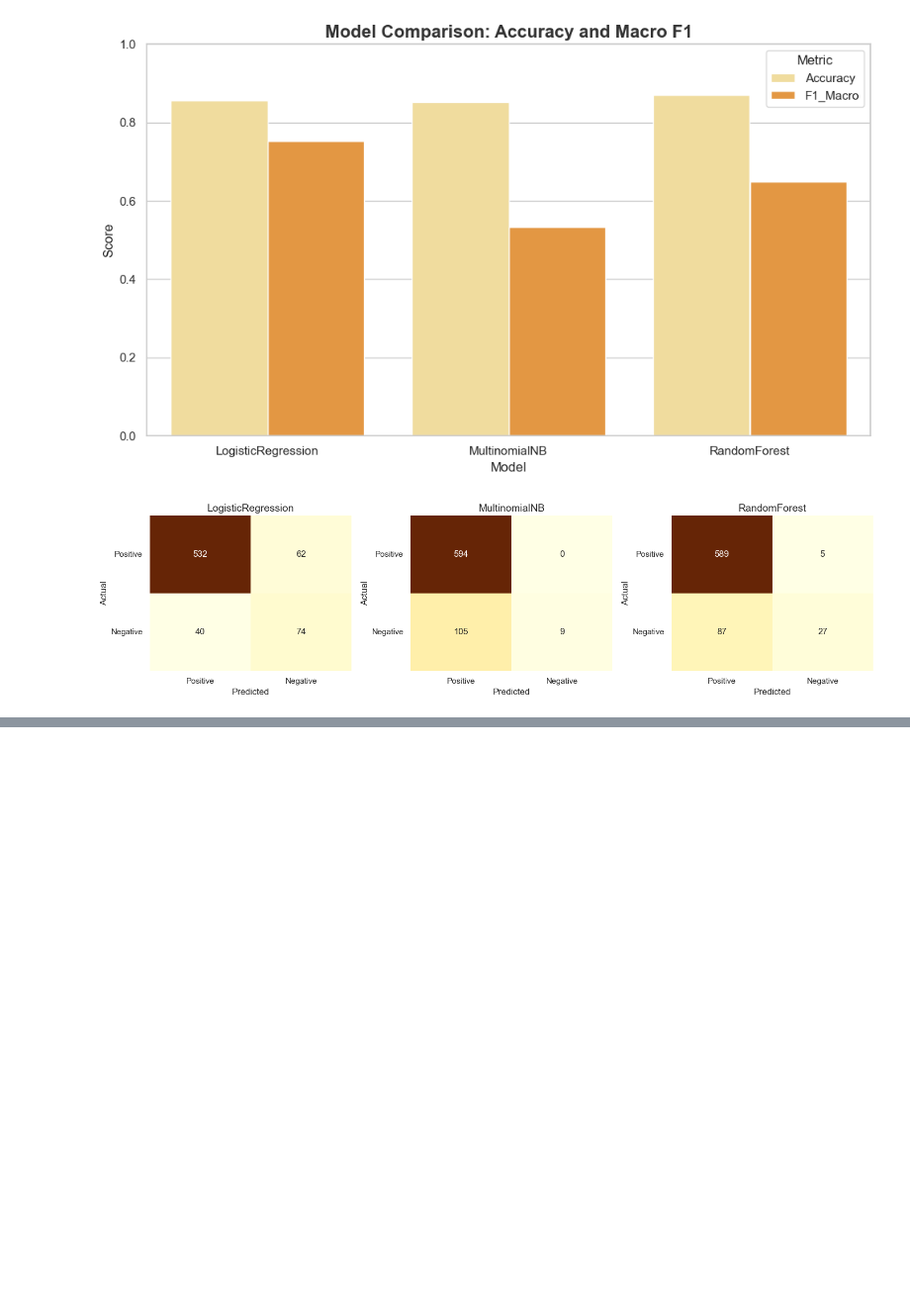
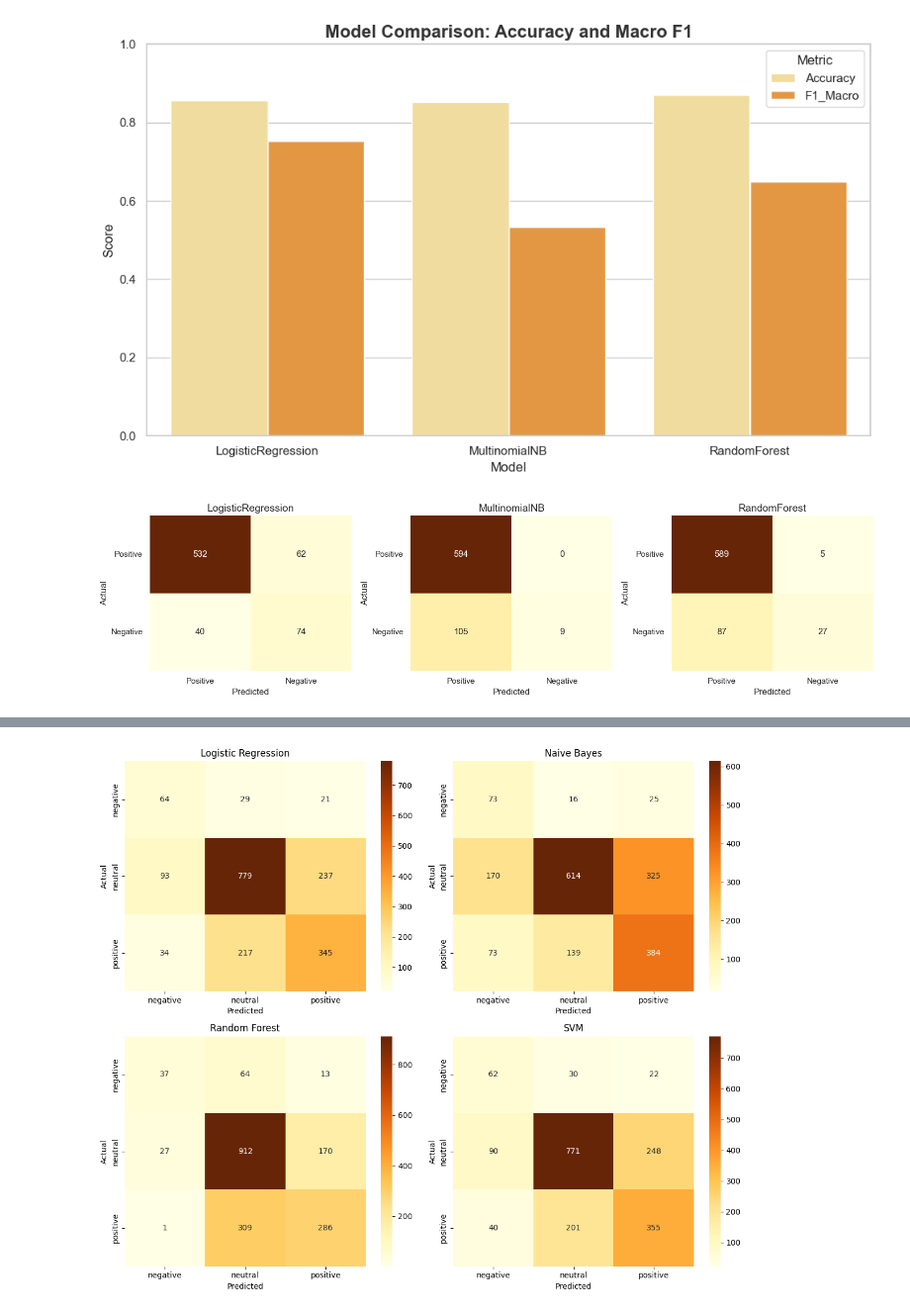
Before and after one commit to PrimeTonyCode/phase_4_project, a Jupyter notebook: Tweet_Sentiment_NLP.ipynb, the cells around one changed output, grey strips where cells are left out. Shown at 99% size. Saved outputs shown, nothing was run; the diff lists cells and outputs as text; code cells hidden in the pictures; blank space fills up the shorter version.

```diff
--- a/Tweet_Sentiment_NLP.ipynb
+++ b/Tweet_Sentiment_NLP.ipynb
@@ -545,0 +611,18 @@ plt.show()
+# %%
+# TF-IDF vectorization
+from sklearn.feature_extraction.text import TfidfVectorizer
+
+tfidf_multi = TfidfVectorizer(max_features=5000, ngram_range=(1,2))
+X_train_multi_tfidf = tfidf.fit_transform(X_train_multi)
+X_test_multi_tfidf = tfidf.transform(X_test_multi)
+# %%
+# the data is heavily imbalanced toward neutral
+# apply multiclass SMOTE
+from imblearn.over_sampling import SMOTE
+multi_smote = SMOTE(random_state=42, sampling_strategy='not majority')
+X_train_multi_smote, y_train_multi_smote = multi_smote.fit_resample(X_train_multi_tfidf, y_train_multi)
+
+#before smote
+print("Before SMOTE:", y_train_multi.value_counts())
+#after smote
+print("After SMOTE:", y_train_multi_smote.value_counts())
@@ -545,0 +715,27 @@ plt.show()
+# %%
+# plot confusion matrix for logistic regression, naive bayes, random forest, and SVM
+import matplotlib.pyplot as plt
+import seaborn as sns
+models = {
+    'Logistic Regression': (y_test_multi, y_pred_log_reg_multi),
+    'Naive Bayes': (y_test_multi, y_pred_nb_multi),
+    'Random Forest': (y_test_multi, y_pred_rf_multi),
+    'SVM': (y_test_multi, y_pred_svm_multi)
+}
+
+labels = ['negative', 'neutral', 'positive']
+
+fig, axes = plt.subplots(2, 2, figsize=(12, 10))
+
+for ax, (model_name, (y_true, y_pred)) in zip(axes.flatten(), models.items()):
+    cm = confusion_matrix(y_true, y_pred, labels=labels)
+    sns.heatmap(cm, annot=True, fmt='d', cmap='YlOrBr',
+                xticklabels=labels, yticklabels=labels, ax=ax)
+    ax.set_title(f'{model_name}')
+    ax.set_xlabel('Predicted')
+    ax.set_ylabel('Actual')
+
+plt.tight_layout()
+plt.show()
+# %% [output]
+[figure, added]
```
Also changed, not shown: parts of 27 cells of this notebook.
